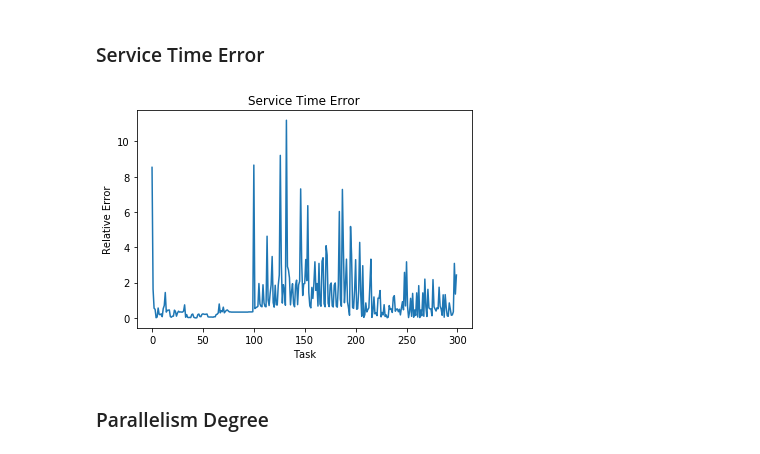
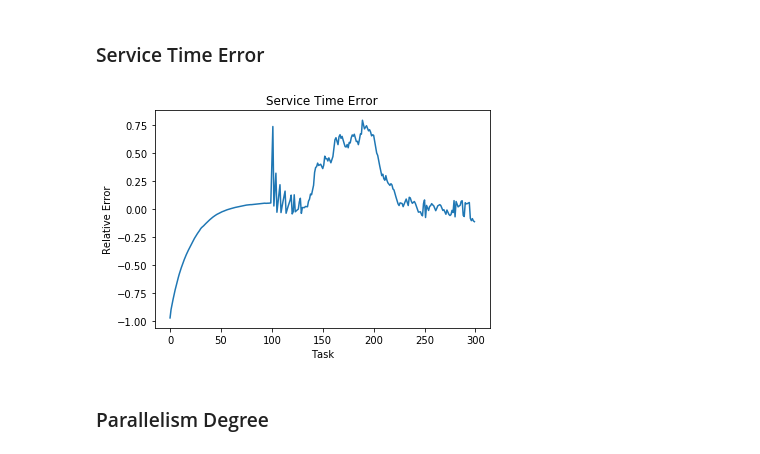
Before and after one commit to noobcode/Parallel-and-Distributed-Systems, a Jupyter notebook: Project/Visualizations/visualize_results.ipynb, the cells around one changed output. Saved outputs shown, nothing was run; the diff lists cells and outputs as text; code cells hidden in the pictures.

```diff
--- a/Project/Visualizations/visualize_results.ipynb
+++ b/Project/Visualizations/visualize_results.ipynb
@@ -33,17 +33,17 @@ plt.show()
 # %%
 # plot relative error between  service_time_goal and service_time_history
 y1 = np.array(results_df['service_time_history'])
 y2 = np.array(results_df['service_time_goal'])
 
 relative_error = (y1-y2)/y2
 
-plt.plot(abs_relative_error, label='absoulute')
+plt.plot(relative_error)
 plt.ylabel('Relative Error')
 plt.xlabel('Task')
 plt.title('Service Time Error')
 plt.show()
 # %% [output]
-[figure, old version]
+[figure, new version]
 # %% [markdown]
 ### Parallelism Degree
 # %%
```
Also changed, not shown: parts of 14 cells of this notebook, 20 other files.
